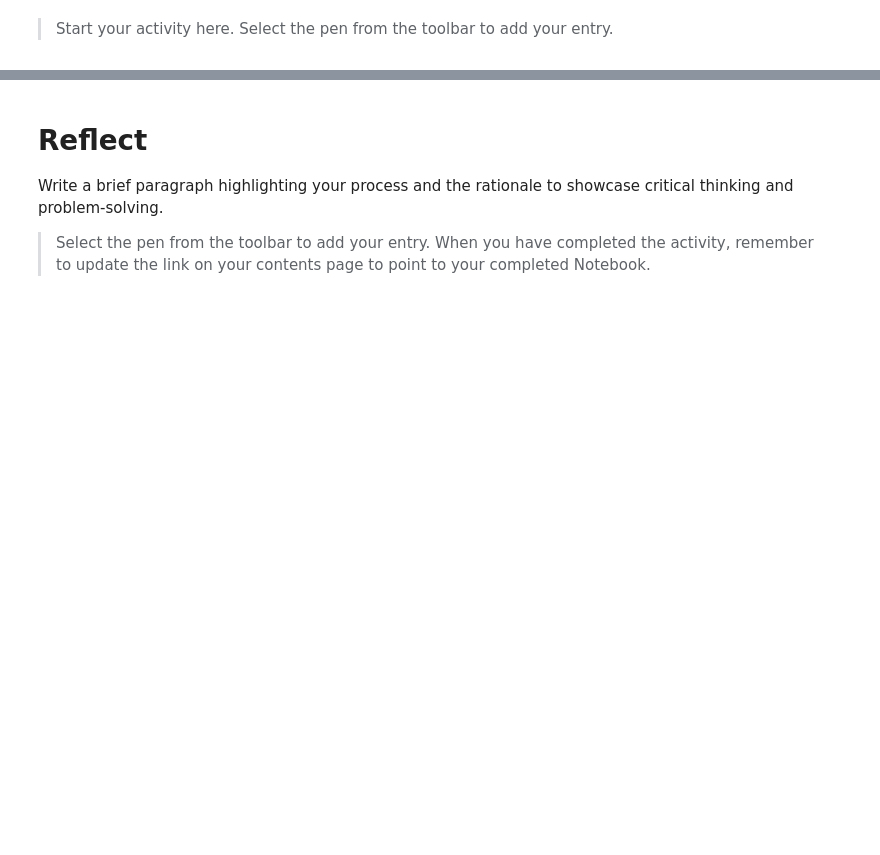
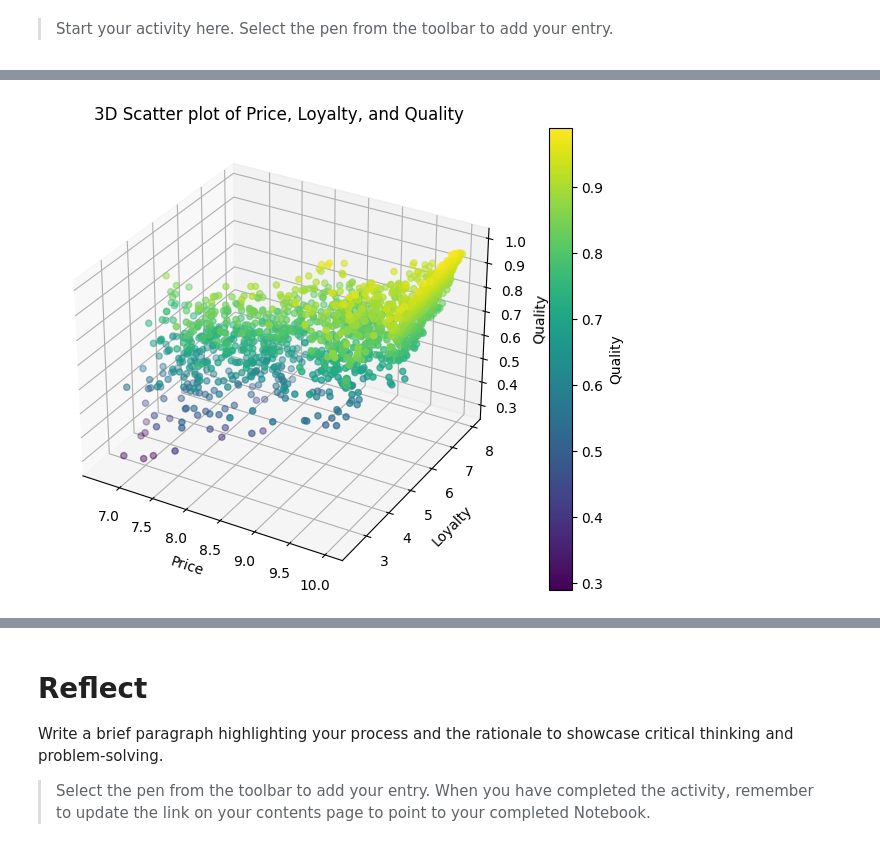
Before and after one commit to sheldonkemper/portfolio, a Jupyter notebook: CAM_DS_C101_Activity_2_3_5.ipynb, the cells around one changed output, grey strips where cells are left out. Cells and saved outputs as stored; diff of their text form; code cells hidden in the pictures; blank space fills up the shorter version.

```diff
--- a/CAM_DS_C101_Activity_2_3_5.ipynb
+++ b/CAM_DS_C101_Activity_2_3_5.ipynb
@@ -51,0 +180,15 @@ data
+# %%
+# Create a 3D scatter plot
+fig = plt.figure(figsize=(10, 6))
+ax = fig.add_subplot(111, projection='3d')
+sc = ax.scatter(data['Price'], data['Loyalty'], data['Quality'], c=data['Quality'], cmap='viridis')
+
+# Add labels and title
+ax.set_xlabel('Price')
+ax.set_ylabel('Loyalty')
+ax.set_zlabel('Quality')
+plt.title('3D Scatter plot of Price, Loyalty, and Quality')
+plt.colorbar(sc, label='Quality')
+plt.show()
+# %% [output]
+[figure, added]
```
Also changed, not shown: parts of 35 cells of this notebook.
